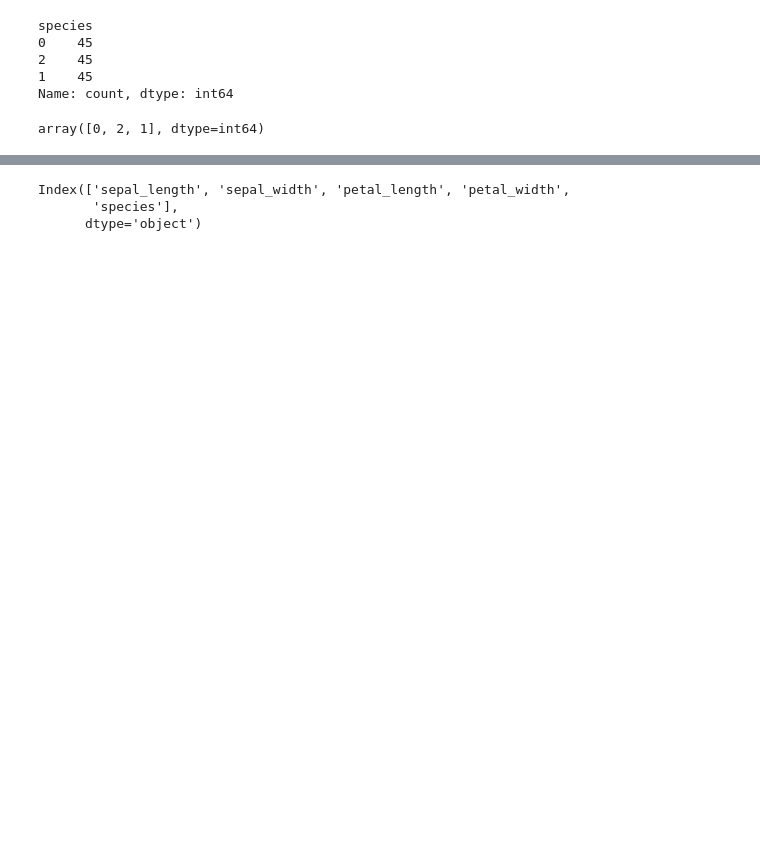
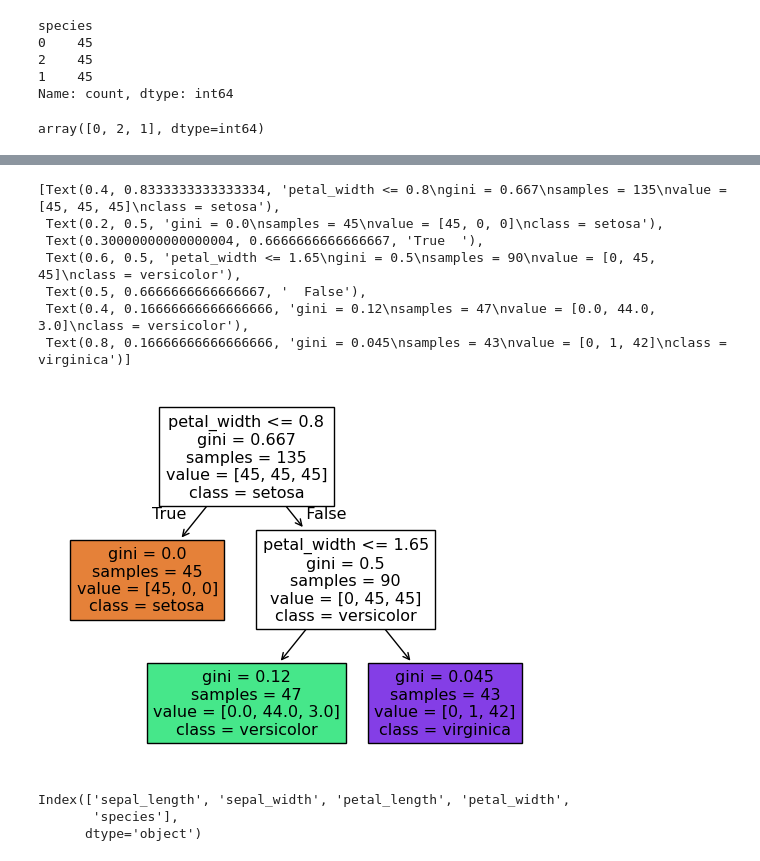
Before and after one commit to mausam1112/TechAxis, a Jupyter notebook: class1/day48.ipynb, the cells around one changed output, grey strips where cells are left out. Cells and saved outputs as stored; diff of their text form; code cells hidden in the pictures; blank space fills up the shorter version.

```diff
--- a/class1/day48.ipynb
+++ b/class1/day48.ipynb
@@ -71,3 +71,20 @@ accuracy_score(y_test, y_pred) = 0.9333333333333333
+# %%
+from sklearn import tree
+tree.plot_tree(
+    dt_clf,
+    filled=True,
+    feature_names=['sepal_length', 'sepal_width', 'petal_length', 'petal_width'],
+    class_names=['setosa', 'versicolor', 'virginica']
+)
+# %% [output]
+[Text(0.4, 0.8333333333333334, 'petal_width <= 0.8\ngini = 0.667\nsamples = 135\nvalue = [45, 45, 45]\nclass = setosa'),
+ Text(0.2, 0.5, 'gini = 0.0\nsamples = 45\nvalue = [45, 0, 0]\nclass = setosa'),
+ Text(0.30000000000000004, 0.6666666666666667, 'True  '),
+ Text(0.6, 0.5, 'petal_width <= 1.65\ngini = 0.5\nsamples = 90\nvalue = [0, 45, 45]\nclass = versicolor'),
+ Text(0.5, 0.6666666666666667, '  False'),
+ Text(0.4, 0.16666666666666666, 'gini = 0.12\nsamples = 47\nvalue = [0.0, 44.0, 3.0]\nclass = versicolor'),
+ Text(0.8, 0.16666666666666666, 'gini = 0.045\nsamples = 43\nvalue = [0, 1, 42]\nclass = virginica')]
+[figure, added]
 # %%
 df.columns
 # %% [output]
```
Also changed, not shown: parts of 7 cells of this notebook.
